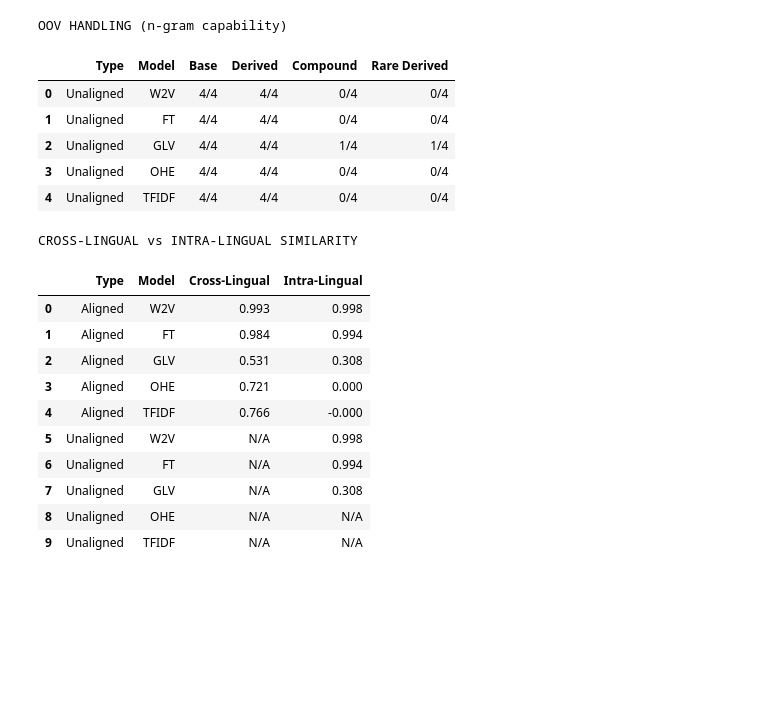
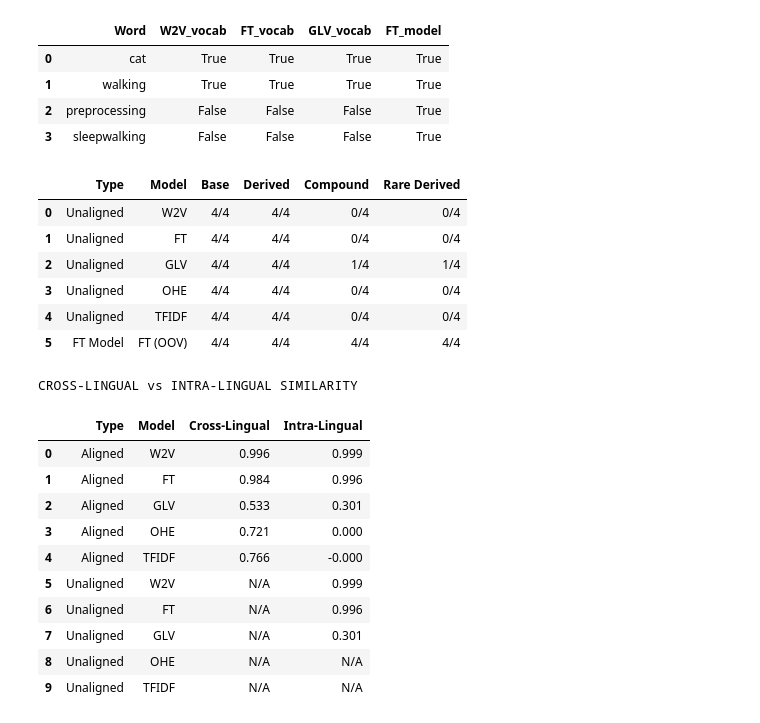
Before and after one commit to omar-arif/multilingual-embedding-comparison, a Jupyter notebook: analysis.ipynb, the cells around one changed output. Drawn from its saved outputs; the diff is of its cells as text; code cells hidden in the pictures; blank space fills up the shorter version.

```diff
--- a/analysis.ipynb
+++ b/analysis.ipynb
@@ -138,31 +139,37 @@ POLYSEMY (ambiguous word pairs)
 # %%
 test_words = ["cat", "walking", "preprocessing", "sleepwalking"]
 
 vocab_coverage = []
 
 for w in test_words:
     # Check vocabulary presence (static .vec embeddings)
-    in_w2v = w in embeddings_unaligned["w2v"]["en"]["words"]
-    in_ft = w in embeddings_unaligned["ft"]["en"]["words"]
-    in_glv = w in embeddings_unaligned["glv"]["en"]["words"]
+    in_w2v = w in embeddings_unaligned["w2v"]["en_words"]
+    in_ft = w in embeddings_unaligned["ft"]["en_words"]
+    in_glv = w in embeddings_unaligned["glv"]["en_words"]
 
     # FastText model can generate vectors for OOV words via subwords
     try:
         vec_ft = ft_en_model.wv.get_vector(w)
         ft_model_ok = True
     except KeyError:
         ft_model_ok = False
 
     vocab_coverage.append({
         'Word': w,
         'W2V_vocab': in_w2v,
         'FT_vocab': in_ft,
         'GLV_vocab': in_glv,
         'FT_model': ft_model_ok
     })
 
 vocab_df = pd.DataFrame(vocab_coverage)
 vocab_df
+# %% [output]
+|  | Word | W2V_vocab | FT_vocab | GLV_vocab | FT_model |
+| 0 | cat | True | True | True | True |
+| 1 | walking | True | True | True | True |
+| 2 | preprocessing | False | False | False | True |
+| 3 | sleepwalking | False | False | False | True |
 # %%
 def count_found_words(words, emb, lang='en'):
     """Count how many words are found in vocabulary"""
@@ -178,14 +185,6 @@ def count_ft_model_words(words, model):
         except KeyError:
             pass
     return count
-# %% [output]
-OOV HANDLING (n-gram capability)
-|  | Type | Model | Base | Derived | Compound | Rare Derived |
-| 0 | Unaligned | W2V | 4/4 | 4/4 | 0/4 | 0/4 |
-| 1 | Unaligned | FT | 4/4 | 4/4 | 0/4 | 0/4 |
-| 2 | Unaligned | GLV | 4/4 | 4/4 | 1/4 | 1/4 |
-| 3 | Unaligned | OHE | 4/4 | 4/4 | 0/4 | 0/4 |
-| 4 | Unaligned | TFIDF | 4/4 | 4/4 | 0/4 | 0/4 |
 # %%
 oov_results = []
 
@@ -211,8 +210,15 @@ for category, words in oov_tests.items():
 oov_results.append(ft_model_row)
 
 oov_df = pd.DataFrame(oov_results)
-print("\n=== OOV HANDLING (n-gram capability) ===")
 oov_df
+# %% [output]
+|  | Type | Model | Base | Derived | Compound | Rare Derived |
+| 0 | Unaligned | W2V | 4/4 | 4/4 | 0/4 | 0/4 |
+| 1 | Unaligned | FT | 4/4 | 4/4 | 0/4 | 0/4 |
+| 2 | Unaligned | GLV | 4/4 | 4/4 | 1/4 | 1/4 |
+| 3 | Unaligned | OHE | 4/4 | 4/4 | 0/4 | 0/4 |
+| 4 | Unaligned | TFIDF | 4/4 | 4/4 | 0/4 | 0/4 |
+| 5 | FT Model | FT (OOV) | 4/4 | 4/4 | 4/4 | 4/4 |
 # %%
 translation_pairs = [
     ('cat', 'chat'), ('dog', 'chien'), ('house', 'maison'),
@@ -253,14 +259,14 @@ space_df
 # %% [output]
 CROSS-LINGUAL vs INTRA-LINGUAL SIMILARITY
 |  | Type | Model | Cross-Lingual | Intra-Lingual |
-| 0 | Aligned | W2V | 0.993 | 0.998 |
-| 1 | Aligned | FT | 0.984 | 0.994 |
-| 2 | Aligned | GLV | 0.531 | 0.308 |
+| 0 | Aligned | W2V | 0.996 | 0.999 |
+| 1 | Aligned | FT | 0.984 | 0.996 |
+| 2 | Aligned | GLV | 0.533 | 0.301 |
 | 3 | Aligned | OHE | 0.721 | 0.000 |
 | 4 | Aligned | TFIDF | 0.766 | -0.000 |
-| 5 | Unaligned | W2V | N/A | 0.998 |
-| 6 | Unaligned | FT | N/A | 0.994 |
-| 7 | Unaligned | GLV | N/A | 0.308 |
+| 5 | Unaligned | W2V | N/A | 0.999 |
+| 6 | Unaligned | FT | N/A | 0.996 |
+| 7 | Unaligned | GLV | N/A | 0.301 |
 | 8 | Unaligned | OHE | N/A | N/A |
 | 9 | Unaligned | TFIDF | N/A | N/A |
 # %%
```
Also changed, not shown: parts of 5 cells of this notebook.
